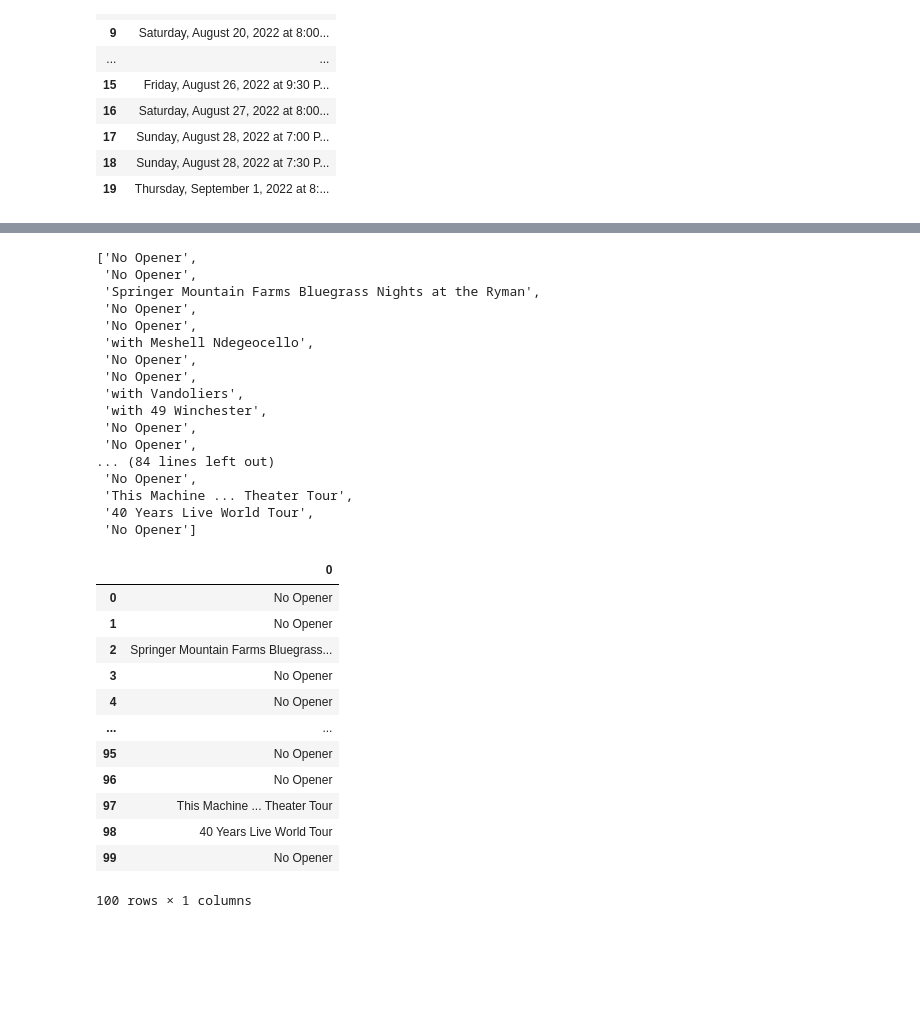
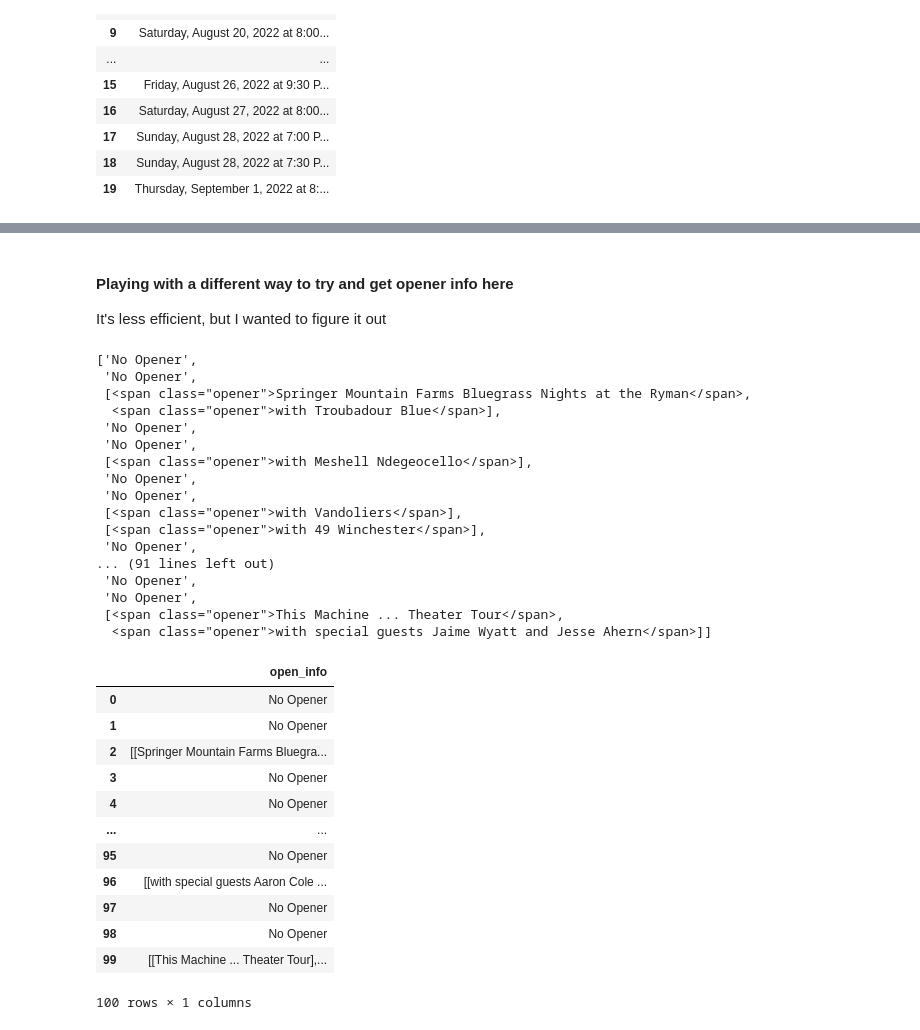
Before and after one commit to MWeissSharp/web_scraping_ryman-MWeissSharp, a Jupyter notebook: ryman_webscraping_mews.ipynb, the cells around one changed output, grey strips where cells are left out. Saved outputs shown, nothing was run; the diff lists cells and outputs as text; code cells hidden in the pictures; blank space fills up the shorter version.

Commit message:
Completed work on bonus questions and played with some other methods for different components

```diff
--- a/ryman_webscraping_mews.ipynb
+++ b/ryman_webscraping_mews.ipynb
@@ -433,3 +572,15 @@ div[3]
 </div><!-- .tribe-events-event-meta -->
 <a class="smallblackbutton" href="https://ryman.com/event/nhabit-worship-experience/" rel="bookmark" title="The Nhabit Worship Experience">MORE INFO</a>
 </div>
+# %%
+clean_openers = []
+for x in div:
+    if re.search("with.+", str(x.find_all("span"))):
+        clean_openers.append(x.find_all("span")[-1].text)
+    elif re.search("With.+", str(x.find_all("span"))):
+        clean_openers.append(x.find_all("span")[-1].text)
+    elif re.search("featuring.+", str(x.find_all("span"))):
+        clean_openers.append(x.find_all("span")[-1].text)
+    else:
+        clean_openers.append("No Opener")
+clean_openers
@@ -436,43 +640,49 @@ div[3]
+# %% [markdown]
+#### Playing with a different way to try and get opener info here
+It's less efficient, but I wanted to figure it out
 # %%
 all_openers = []
 for x in div:
     if re.search("with.+", str(x.find_all("span"))):
-        all_openers.append(x.find("span").text)
+        all_openers.append(x.find_all("span"))
+    elif re.search("featuring.+", str(x.find_all("span"))):
+        all_openers.append(x.find_all("span"))
     else:
         all_openers.append("No Opener")
 all_openers
 # %% [output]
 ['No Opener',
  'No Opener',
- 'Springer Mountain Farms Bluegrass Nights at the Ryman',
+ [<span class="opener">Springer Mountain Farms Bluegrass Nights at the Ryman</span>,
+  <span class="opener">with Troubadour Blue</span>],
  'No Opener',
  'No Opener',
- 'with Meshell Ndegeocello',
+ [<span class="opener">with Meshell Ndegeocello</span>],
  'No Opener',
  'No Opener',
- 'with Vandoliers',
- 'with 49 Winchester',
+ [<span class="opener">with Vandoliers</span>],
+ [<span class="opener">with 49 Winchester</span>],
+ 'No Opener',
+... (91 lines left out)
  'No Opener',
  'No Opener',
-... (84 lines left out)
- 'No Opener',
- 'This Machine ... Theater Tour',
- '40 Years Live World Tour',
- 'No Opener']
+ [<span class="opener">This Machine ... Theater Tour</span>,
+  <span class="opener">with special guests Jaime Wyatt and Jesse Ahern</span>]]
 # %%
 all_openers = pd.DataFrame(all_openers)
+all_openers.columns = ['open_info']
 all_openers
 # %% [output]
-|  | 0 |
+|  | open_info |
 | 0 | No Opener |
 | 1 | No Opener |
-| 2 | Springer Mountain Farms Bluegrass... |
+| 2 | [[Springer Mountain Farms Bluegra... |
 | 3 | No Opener |
 | 4 | No Opener |
 | ... | ... |
 | 95 | No Opener |
-| 96 | No Opener |
-| 97 | This Machine ... Theater Tour |
-| 98 | 40 Years Live World Tour |
-| 99 | No Opener |
+| 96 | [[with special guests Aaron Cole ... |
+| 97 | No Opener |
+| 98 | No Opener |
+| 99 | [[This Machine ... Theater Tour],... |
 100 rows × 1 columns
```
Also changed, not shown: parts of 44 cells of this notebook.
